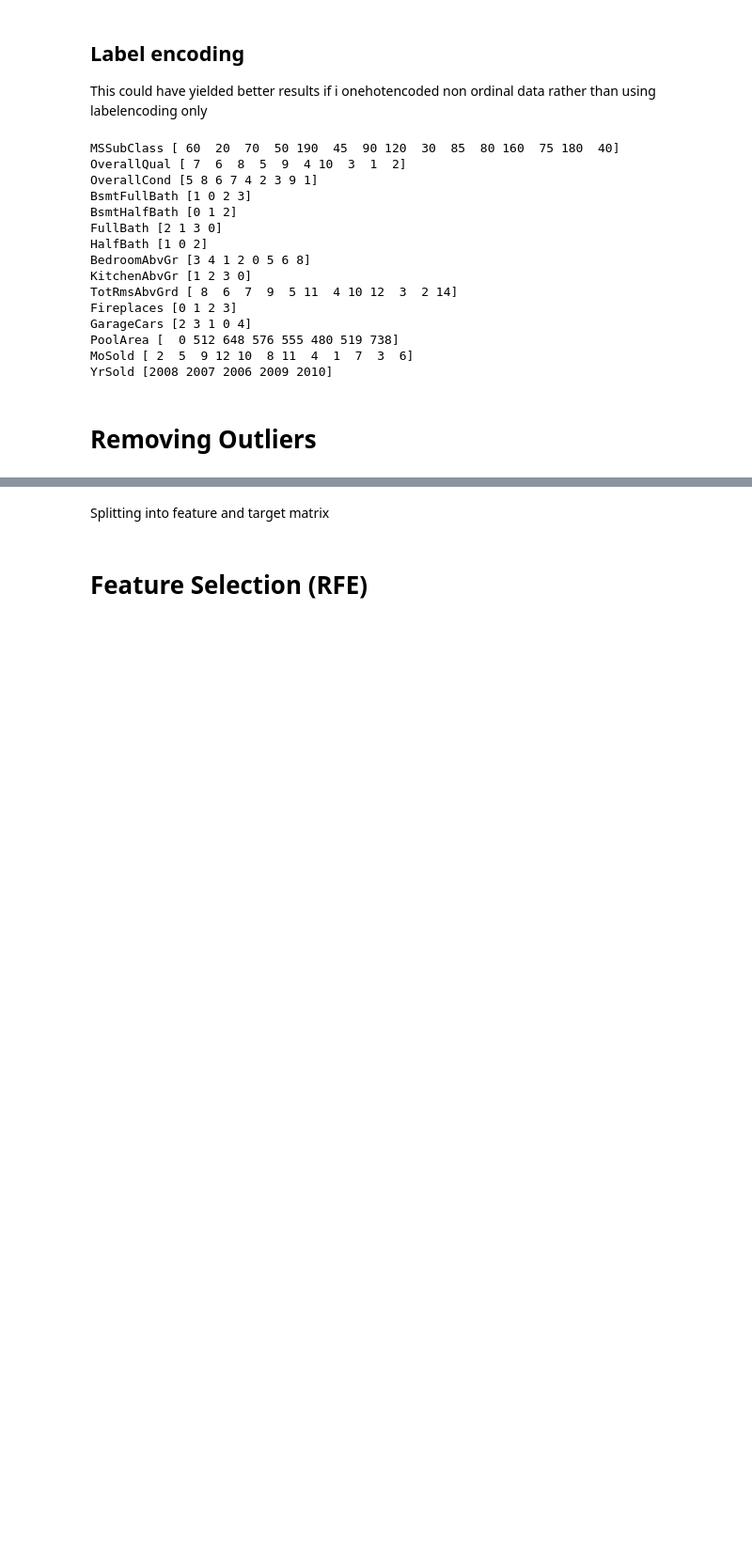
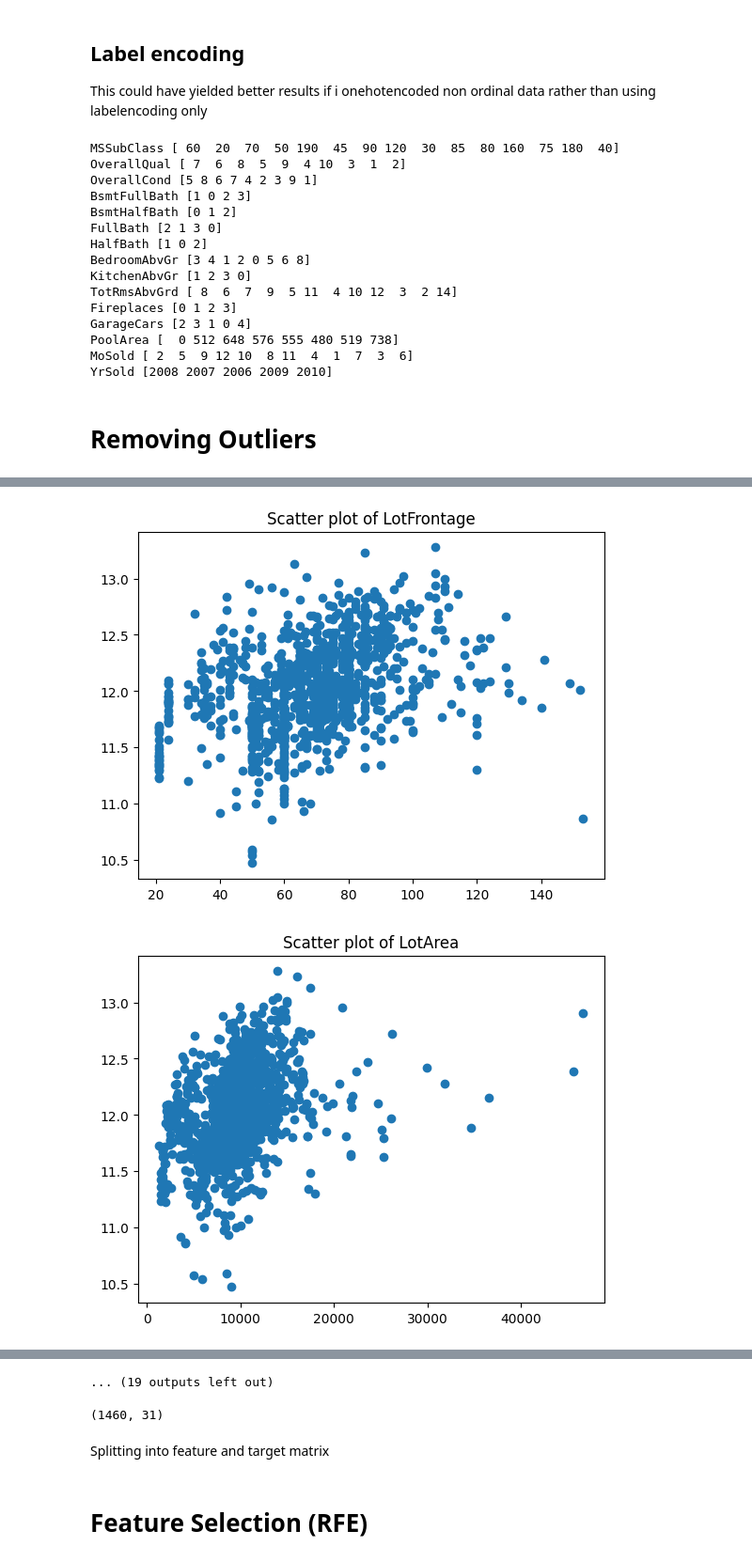
Before and after one commit to 0layiw0la/House-price-prediction, a Jupyter notebook: house-prices-prediction.ipynb, the cells around one changed output, grey strips where cells are left out. Shown at 94% size. Saved outputs shown, nothing was run; the diff lists cells and outputs as text; code cells hidden in the pictures; blank space fills up the shorter version.

```diff
--- a/house-prices-prediction.ipynb
+++ b/house-prices-prediction.ipynb
@@ -255,0 +293,8 @@ for i in num_cols:
+# %%
+for i,col in enumerate(num_cols):
+    plt.scatter(x=train[col],y=train['SalePrice'])
+    plt.title(f"Scatter plot of {col}")
+    plt.show()
+# %% [output]
+[figure, added]
+[figure, added]
@@ -256,3 +311,8 @@ for i in num_cols:
+... (19 outputs left out)
+# %%
+num_cols.shape
+# %% [output]
+(1460, 31)
 # %% [markdown]
 Splitting into feature and target matrix
 # %%
```
Also changed, not shown: parts of 21 cells of this notebook.
